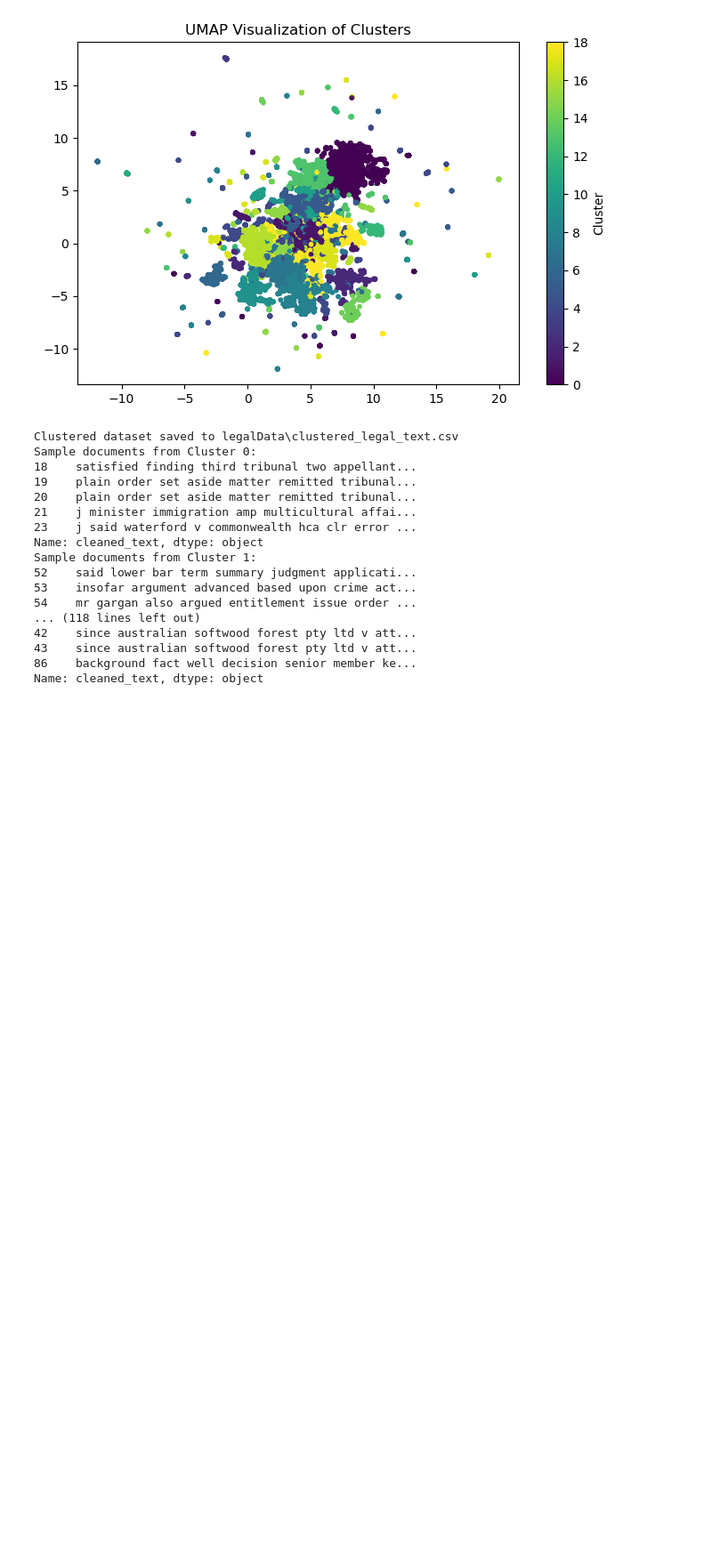
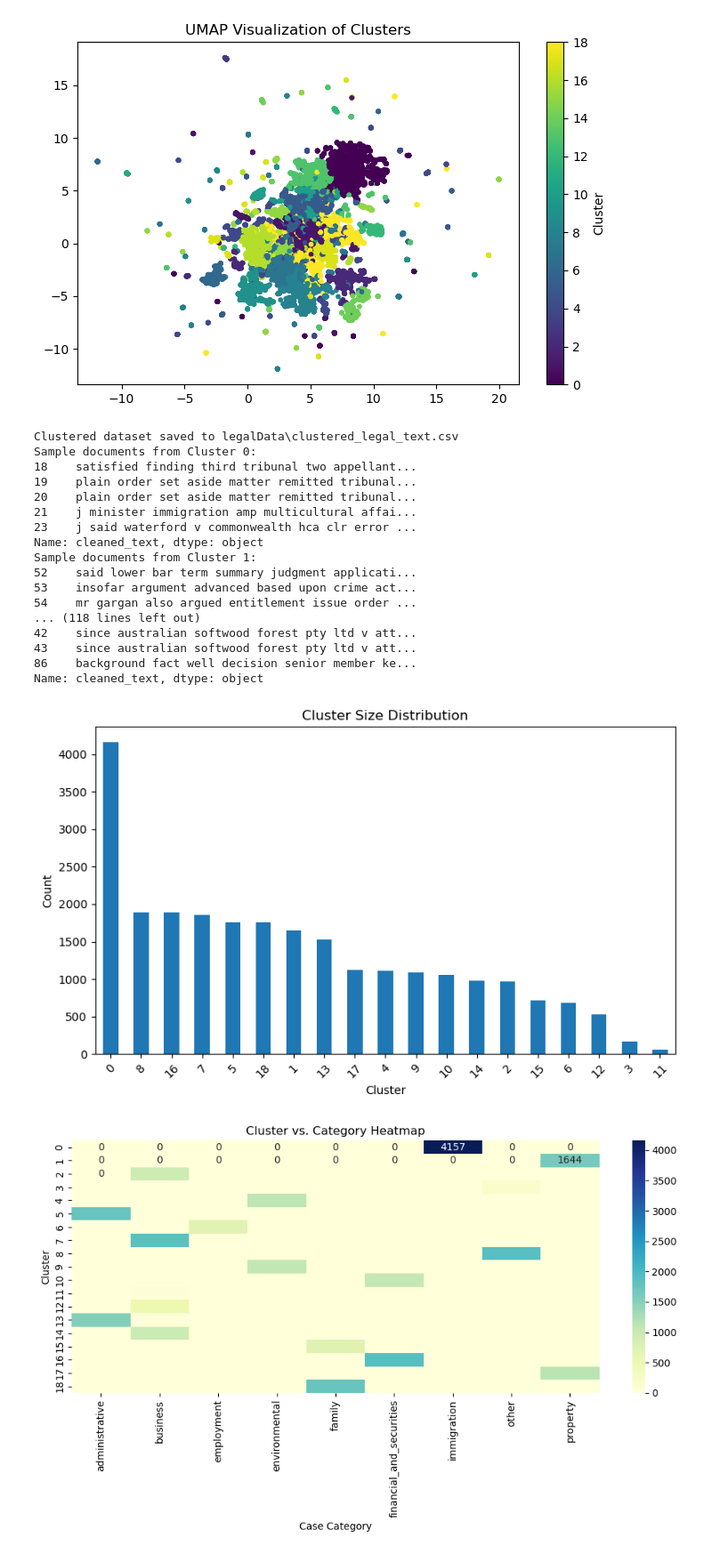
Before and after one commit to YoshiAligina/LegalTextClassification, a Jupyter notebook: FInalProj/main.ipynb, the cells around one changed output. Shown: that part at 89% size. Cells and saved outputs as stored; diff of their text form; code cells hidden in the pictures; blank space fills up the shorter version.

```diff
--- a/FInalProj/main.ipynb
+++ b/FInalProj/main.ipynb
@@ -362,3 +397,22 @@ Sample documents from Cluster 1:
 43    since australian softwood forest pty ltd v att...
 86    background fact well decision senior member ke...
 Name: cleaned_text, dtype: object
+# %%
+cluster_counts = df['cluster_umap_kmeans'].value_counts()
+plt.figure(figsize=(8, 5))
+cluster_counts.plot(kind='bar', title='Cluster Size Distribution', xlabel='Cluster', ylabel='Count')
+plt.xticks(rotation=45)
+plt.tight_layout()
+plt.show()
+
+cluster_category_matrix = pd.crosstab(df['cluster_umap_kmeans'], df['case_category_umap'])
+plt.figure(figsize=(10, 6))
+sns.heatmap(cluster_category_matrix, annot=True, fmt='d', cmap='YlGnBu')
+plt.title('Cluster vs. Category Heatmap')
+plt.xlabel('Case Category')
+plt.ylabel('Cluster')
+plt.tight_layout()
+plt.show()
+# %% [output]
+[figure, added]
+[figure, added]
```
Also changed, not shown: parts of 4 cells of this notebook.
